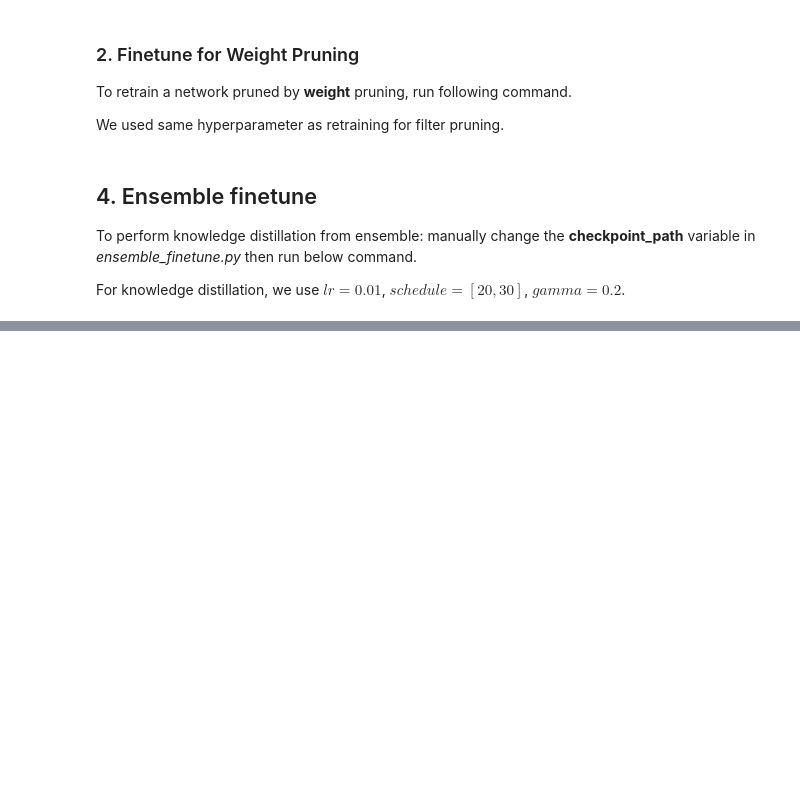
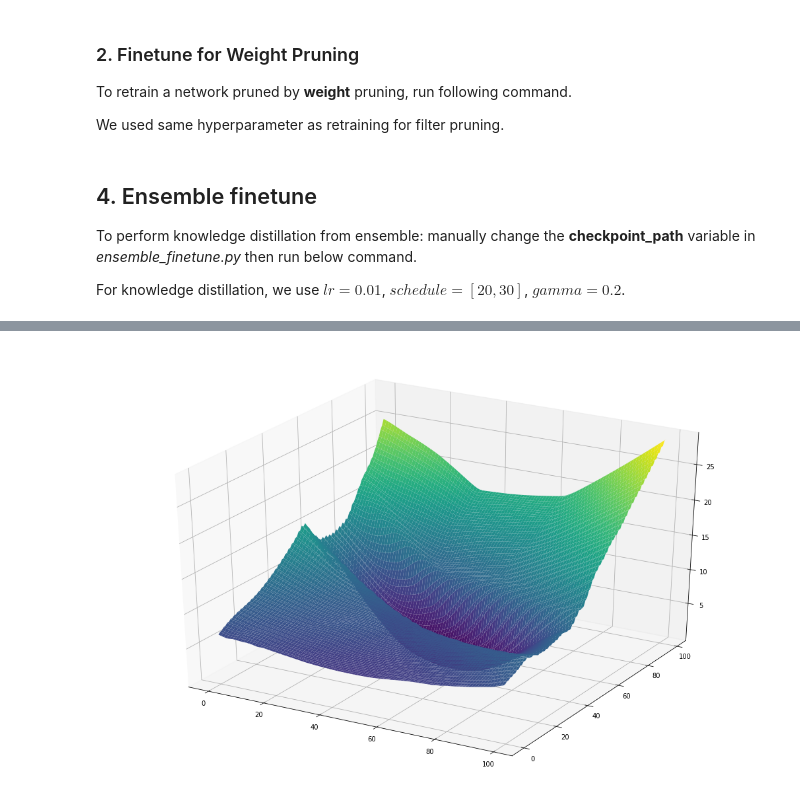
Before and after one commit to lehduong/kesi, a Jupyter notebook: Rethinking_Network_Pruning.ipynb, the cells around one changed output, grey strips where cells are left out. Cells and saved outputs as stored; diff of their text form; code cells hidden in the pictures; blank space fills up the shorter version.

```diff
--- a/Rethinking_Network_Pruning.ipynb
+++ b/Rethinking_Network_Pruning.ipynb
@@ -129,0 +283,9 @@ For knowledge distillation, we use $lr=0.01$, $schedule=[20,30]$, $gamma=0.2$.
+# %%
+fig = plt.figure()
+ax = plt.axes(projection='3d')
+X = np.array([[j for j in range(STEPS)] for i in range(STEPS)])
+Y = np.array([[i for _ in range(STEPS)] for i in range(STEPS)])
+ax.plot_surface(X, Y, loss_data_fin, rstride=1, cstride=1, cmap='viridis', edgecolor='none')
+fig.show()
+# %% [output]
+[figure, added]
```
Also changed, not shown: parts of 45 cells of this notebook.
